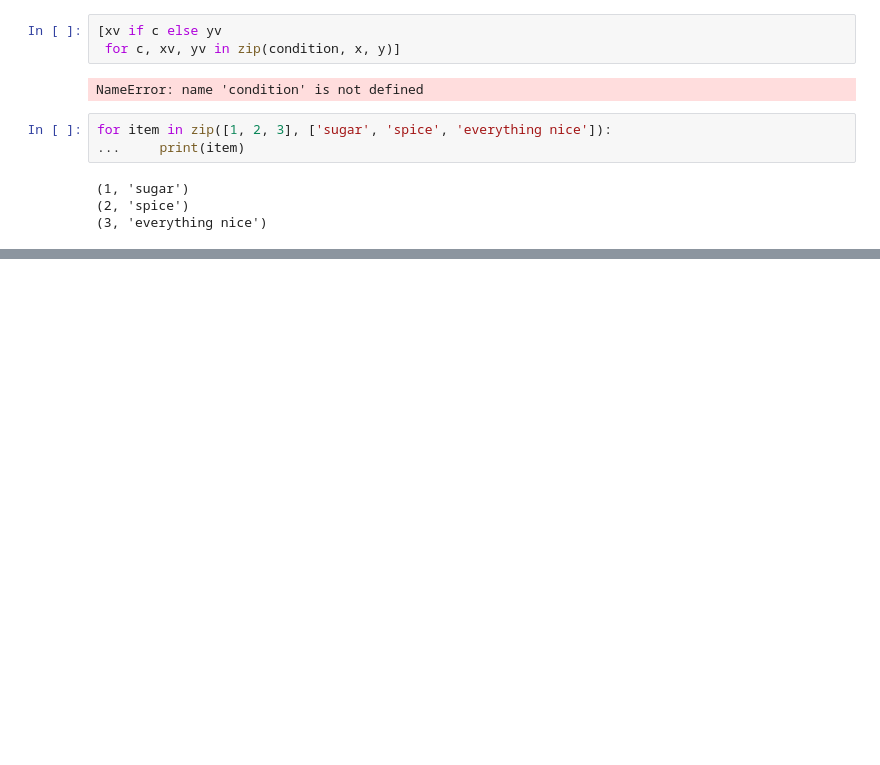
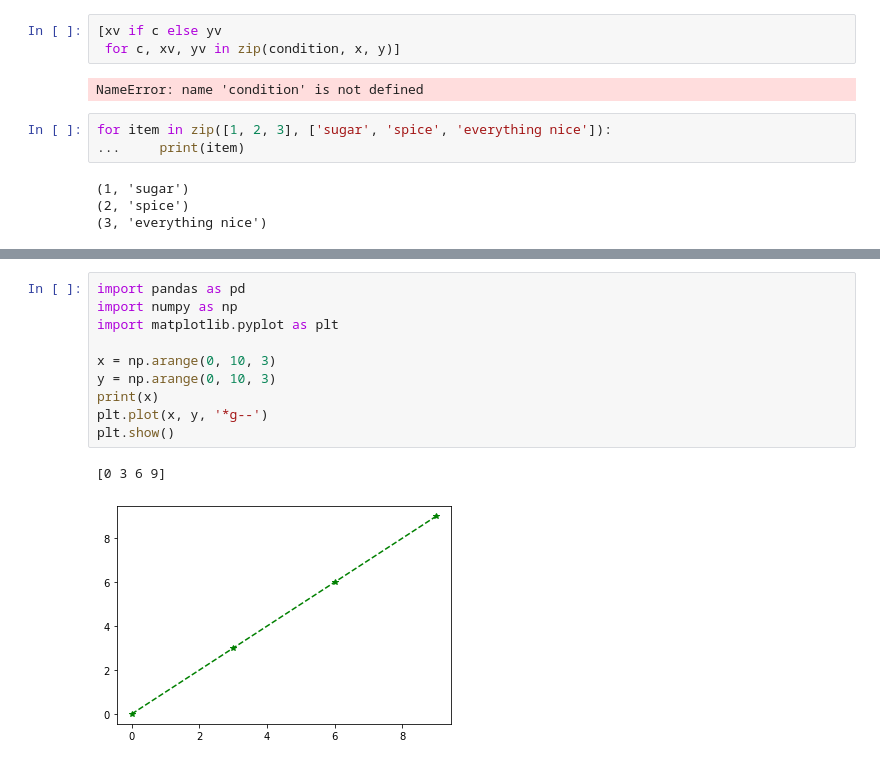
Before and after one commit to SunshineHai/LeetCode, a Jupyter notebook: Python/测试.ipynb, the cells around one changed output, grey strips where cells are left out. Saved outputs shown, nothing was run; the diff lists cells and outputs as text; blank space fills up the shorter version.

```diff
--- a/Python/测试.ipynb
+++ b/Python/测试.ipynb
@@ -26,0 +33,13 @@ for item in zip([1, 2, 3], ['sugar', 'spice', 'everything nice']):
+# %%
+import pandas as pd
+import numpy as np
+import matplotlib.pyplot as plt
+
+x = np.arange(0, 10, 3)
+y = np.arange(0, 10, 3)
+print(x)
+plt.plot(x, y, '*g--')
+plt.show()
+# %% [output]
+[0 3 6 9]
+[figure, added]
```
Also changed, not shown: parts of 5 cells of this notebook, 22 other files.
